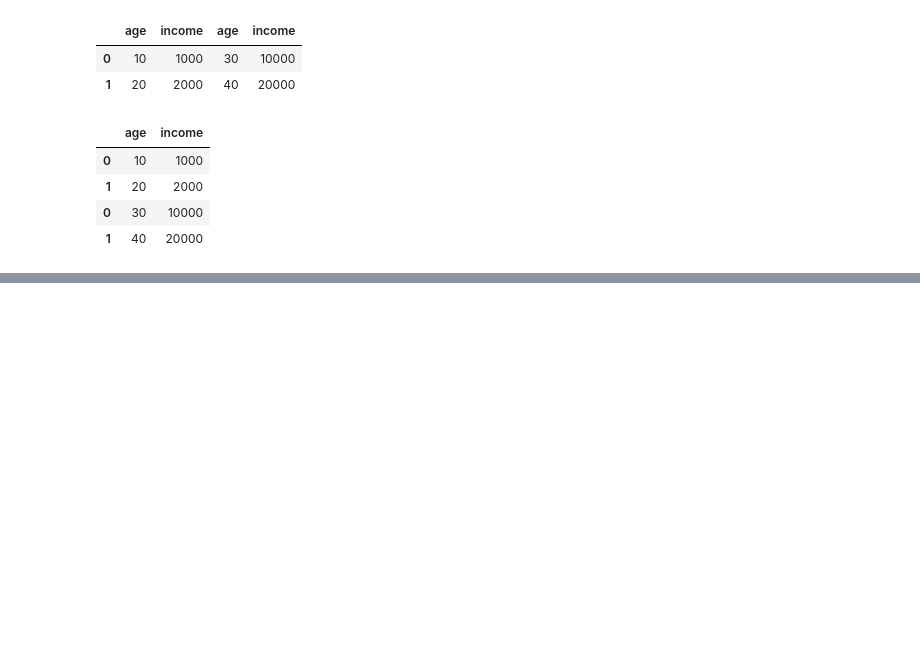
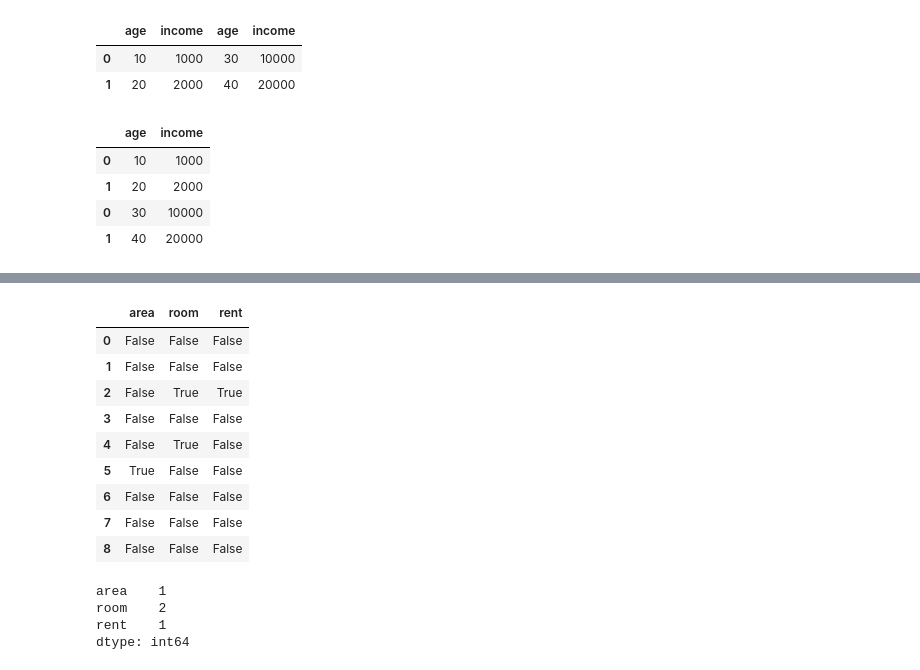
Before and after one commit to root-rashed/Pandas-Exercise, a Jupyter notebook: day_06(delete_drop_concat).ipynb, the cells around one changed output, grey strips where cells are left out. Cells and saved outputs as stored; diff of their text form; code cells hidden in the pictures; blank space fills up the shorter version.

```diff
--- a/day_06(delete_drop_concat).ipynb
+++ b/day_06(delete_drop_concat).ipynb
@@ -204,0 +252,20 @@ rs
+# %%
+pd.isnull(dff)
+# %% [output]
+|  | area | room | rent |
+| 0 | False | False | False |
+| 1 | False | False | False |
+| 2 | False | True | True |
+| 3 | False | False | False |
+| 4 | False | True | False |
+| 5 | True | False | False |
+| 6 | False | False | False |
+| 7 | False | False | False |
+| 8 | False | False | False |
+# %%
+pd.isnull(dff).sum()
+# %% [output]
+area    1
+room    2
+rent    1
+dtype: int64
```
Also changed, not shown: parts of 9 cells of this notebook, 1 other file.
